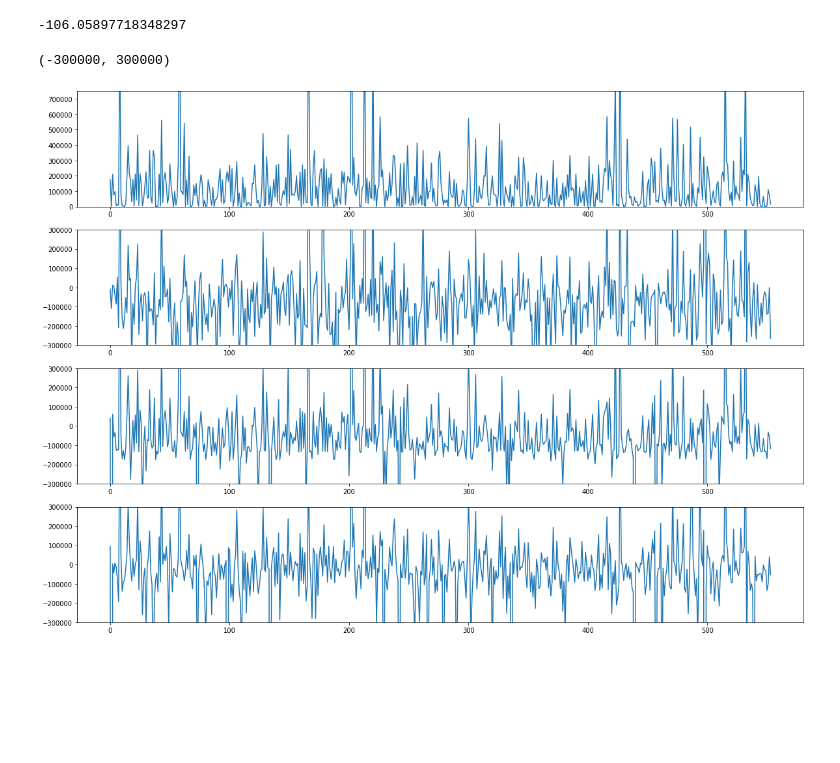
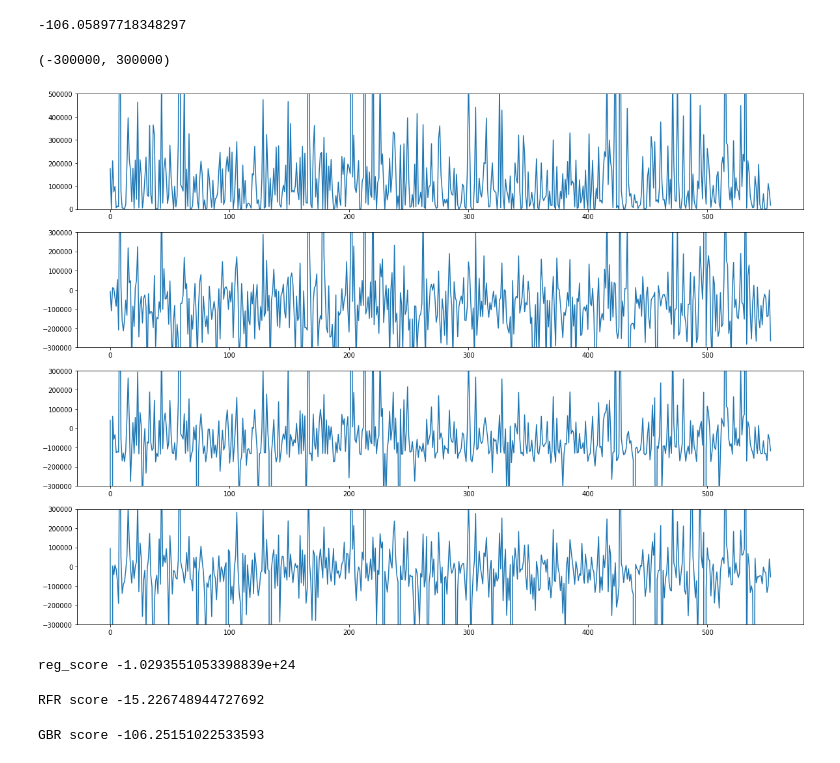
Before and after one commit to Hitriihoma/Machine-learning-course-task, a Jupyter notebook: Zubarev ML.ipynb, the cells around one changed output. Cells and saved outputs as stored; diff of their text form; code cells hidden in the pictures; blank space fills up the shorter version.

Commit message:
JN Models analytics
normal vs Standart scaler

```diff
--- a/Zubarev ML.ipynb
+++ b/Zubarev ML.ipynb
@@ -340,13 +313,3 @@ train_tf.head()
 5 rows × 58 columns
 # %% [markdown]
 # Модель
-# %%
-'''from sklearn.preprocessing import StandardScaler
-scaler_X = StandardScaler()
-scaler_y = StandardScaler()
-
-X = train_tf[train_tf['target_sum'] != 0].drop(axis=1, labels=['cl_id', 'target_sum'])
-y = train_tf[train_tf['target_sum'] != 0].target_sum.to_numpy().reshape(-1, 1)
-scaler_X.fit_transform(X)
-scaler_y.fit_transform(y)
-X_train, X_test, y_train, y_test = train_test_split(X, y, test_size=0.2, random_state=10)'''
@@ -369,6 +330,7 @@ RFR.score(X_test,y_test.to_numpy())
 -15.224661607403906
 # %%
 from sklearn.ensemble import GradientBoostingRegressor
+GBR = GradientBoostingRegressor(random_state=0, max_depth=3).fit(X_train, y_train)
 GBR_pred = GBR.predict(X_test)
 GBR.score(X_test,y_test.to_numpy())
 # %% [output]
@@ -378,19 +340,45 @@ results = pd.DataFrame(data={'y_true':y_test.to_numpy(), 'reg':reg_pred, 'RFR':R
 # %%
 fig, ax = plt.subplots(4,1, figsize = (20,15)) #, sharey=True
 ax[0].plot(results.index, results.y_true)
 ax[1].plot(results.index, results.y_true-results.reg)
 ax[2].plot(results.index, results.y_true-results.RFR)
 ax[3].plot(results.index, results.y_true-results.GBR)
-ax[0].set_ylim([0,750000])
+ax[0].set_ylim([0,500000])
 ax[1].set_ylim([-300000,300000])
 ax[2].set_ylim([-300000,300000])
 ax[3].set_ylim([-300000,300000])
 
 
 #fig2, ax2 = plt.subplots(figsize = (20,10))
 #ax2.plot(results.index, results.y_true)
 # %% [output]
 (-300000, 300000)
-[figure, old version]
+[figure, new version]
 # %%
 plt.close('all')
+# %%
+from sklearn.preprocessing import StandardScaler
+scaler_X = StandardScaler()
+scaler_y = StandardScaler()
+
+Xs = train_tf[train_tf['target_sum'] != 0].drop(axis=1, labels=['cl_id', 'target_sum'])
+ys = train_tf[train_tf['target_sum'] != 0].target_sum.to_numpy().reshape(-1, 1)
+Xs = scaler_X.fit_transform(Xs)
+ys = scaler_y.fit_transform(ys)
+X_trains, X_tests, y_trains, y_tests = train_test_split(Xs, ys, test_size=0.2, random_state=10)
+
+reg = LinearRegression().fit(X_trains, y_trains)
+reg_preds = reg.predict(X_tests)
+print('reg_score', reg.score(X_tests,y_tests) )
+
+RFR = RandomForestRegressor(max_depth=2, random_state=0).fit(X_trains, y_trains)
+RFR_preds = RFR.predict(X_tests)
+print('RFR score', RFR.score(X_tests,y_tests) )
+
+GBR = GradientBoostingRegressor(random_state=0, max_depth=3).fit(X_trains, y_trains)
+GBR_preds = GBR.predict(X_tests)
+print('GBR score', GBR.score(X_tests,y_tests) )
+# %% [output]
+reg_score -1.0293551053398839e+24
+RFR score -15.226748944727692
+GBR score -106.25151022533593
```
Also changed, not shown: parts of 6 cells of this notebook.
